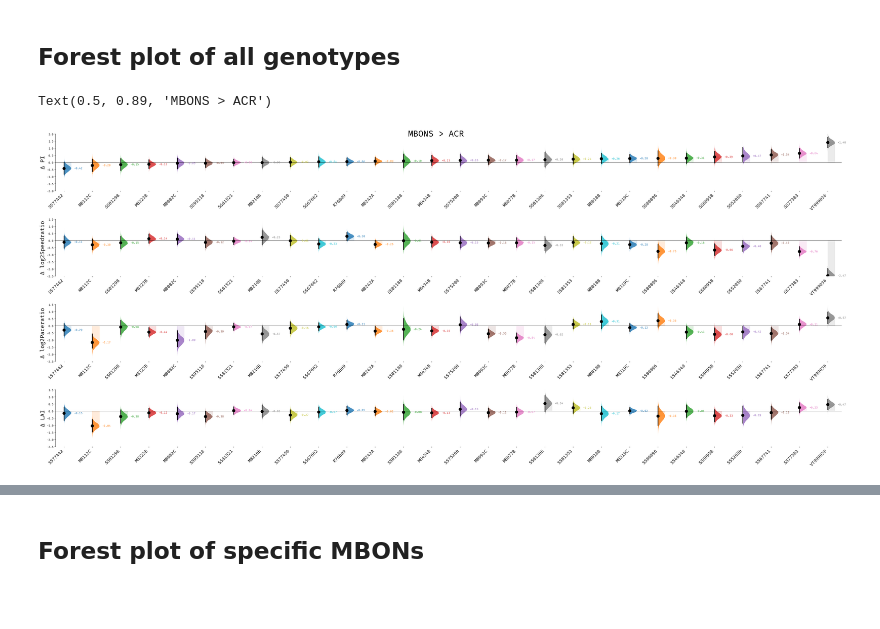
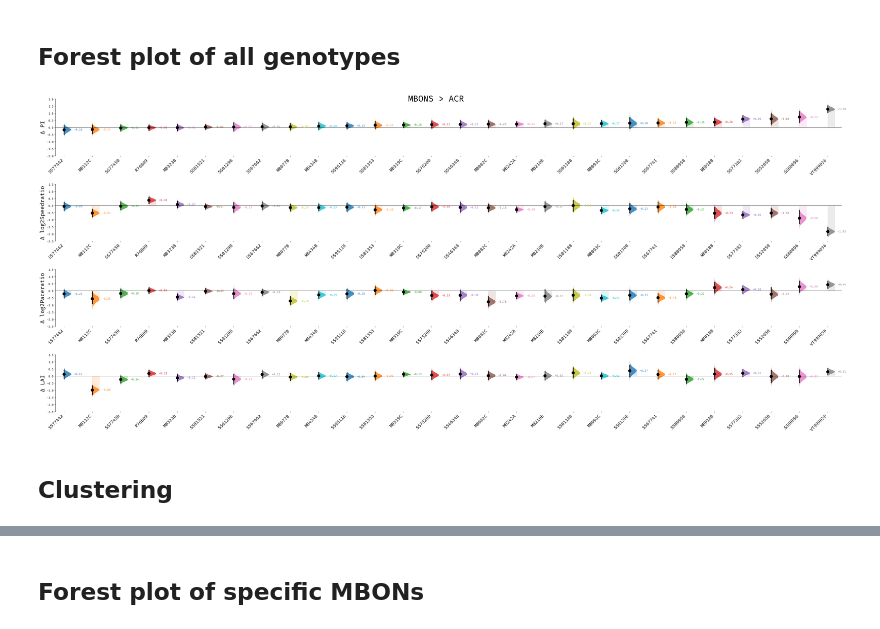
Before and after one commit to lnicole08/OSAR-Nicole-version, a Jupyter notebook: Multi and single dabest OSAR plots.ipynb, the cells around one changed output, grey strips where cells are left out. Cells and saved outputs as stored; diff of their text form; code cells hidden in the pictures; blank space fills up the shorter version.

```diff
--- a/Multi and single dabest OSAR plots.ipynb
+++ b/Multi and single dabest OSAR plots.ipynb
@@ -632,6 +634,8 @@ def forestplot_multiplot(sorteddf, df1, parameter):
         names.append(n)
     return lst, names
 # %%
+
+responder = "ACR"
 #from dabest.forest_plot import forest_plot
 compiled = specifiedpath + "ACC Lab Dropbox\\ACC Lab\\Nicole Lee\\Data Compilation\\osar_compiled\\20250311_" + responder + "_totalcompilation.csv"
 dfcompiled= pd.read_csv(compiled, index_col=0)
@@ -642,7 +646,7 @@ dfcompiled=dfcompiled[~dfcompiled['MBON'].isin(['R58', 'Th-Gal4'])]
 #setting fixed sorted list
 
 #df1 = dfcompiled[(dfcompiled['light_intensity']=='Full')].loc[:,['driver','light_intensity','status','pi_smoothed_Pattern 01', 'reversal_light_pi', 'traversal_light_pi', 'light_attraction_index_Pattern 01', 'log2_pace_ratio_Pattern 01']].reset_index(drop=True)
-df1 = dfcompiled[(dfcompiled['light_intensity']=='Full')].loc[:,['MBON','light_intensity','status','pi_smoothed_Pattern 01', 'log2_speed_ratio_Pattern 01','log2_pace_ratio_Pattern 01','light_attraction_index_Pattern 01']].reset_index(drop=True)
+df1 = dfcompiled[(dfcompiled['light_intensity']=='Half') | (dfcompiled['light_intensity']=='Full')].loc[:,['MBON','light_intensity','status','pi_smoothed_Pattern 01', 'log2_speed_ratio_Pattern 01','log2_pace_ratio_Pattern 01','light_attraction_index_Pattern 01']].reset_index(drop=True)
 
 sorteddf = pd.DataFrame()
 
@@ -662,19 +666,21 @@ lstlei, namelei = forestplot_multiplot(sorteddf, df1, "light_attraction_index_Pa
 # %%
 f2, axx2 = plt.subplots(nrows=4, ncols=1,
                     figsize=(50
                              ,20), gridspec_kw= {'hspace': 0.5} # ensure proper width-wise spacing.
                    )
 dabest.forest_plot(data = lstpi, effect_size= "delta_g", labels = namepi, idx=[[0]]*len(namepi), ylabel= "Δ PI", ylabel_fontsize=20, labels_fontsize=16, ax=axx2.flat[0],  ylim = [-2, 2]);
 
 dabest.forest_plot(data = lstsp, effect_size= "delta_g", labels = namesp, idx=[[0]]*len(namesp), ylabel= "Δ log2Speedratio", ylabel_fontsize=20, labels_fontsize=16, ax=axx2.flat[1], ylim = [-2.5, 1.5]);
 
 dabest.forest_plot(data = lstpc, effect_size= "delta_g", labels = namepc, idx=[[0]]*len(namepc), ylabel= "Δ log2Paceratio", ylabel_fontsize=20, labels_fontsize=16, ylim = [-2.5, 1.5], ax=axx2.flat[2]);
 
 dabest.forest_plot(data = lstlei, effect_size= "delta_g", labels = namelei, idx=[[0]]*len(namelei), ylabel= "Δ LAI", ylabel_fontsize=20, labels_fontsize=16, ylim = [-2.5, 1.5], ax=axx2.flat[3]);
 
 f2.suptitle ("MBONS > " + responder, fontsize = 30, y = 0.89)
 
 #sns.set(font_scale=0.5,  style='ticks')
+
+imagefile = root + "\\images\\forest PI Speed Pace OSAR plots at half and full light intensity_" + responder + '_' + date
+f2.savefig(imagefile + '.png', bbox_inches="tight", dpi=600)
 # %% [output]
-Text(0.5, 0.89, 'MBONS > ACR')
-[figure, old version]
+[figure, new version]
@@ -683,0 +687,2 @@ f2.savefig(imagefile + '.svg', bbox_inches="tight", dpi=600)
+# %% [markdown]
+## Clustering
```
Also changed, not shown: parts of 11 cells of this notebook, 1 other file.
